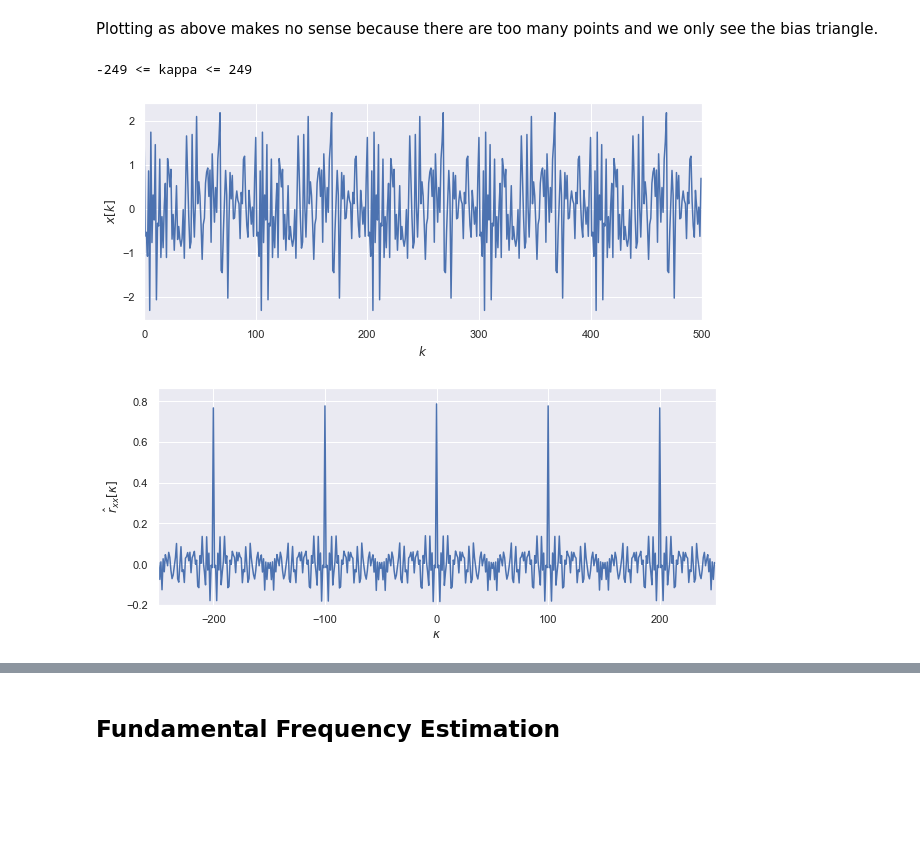
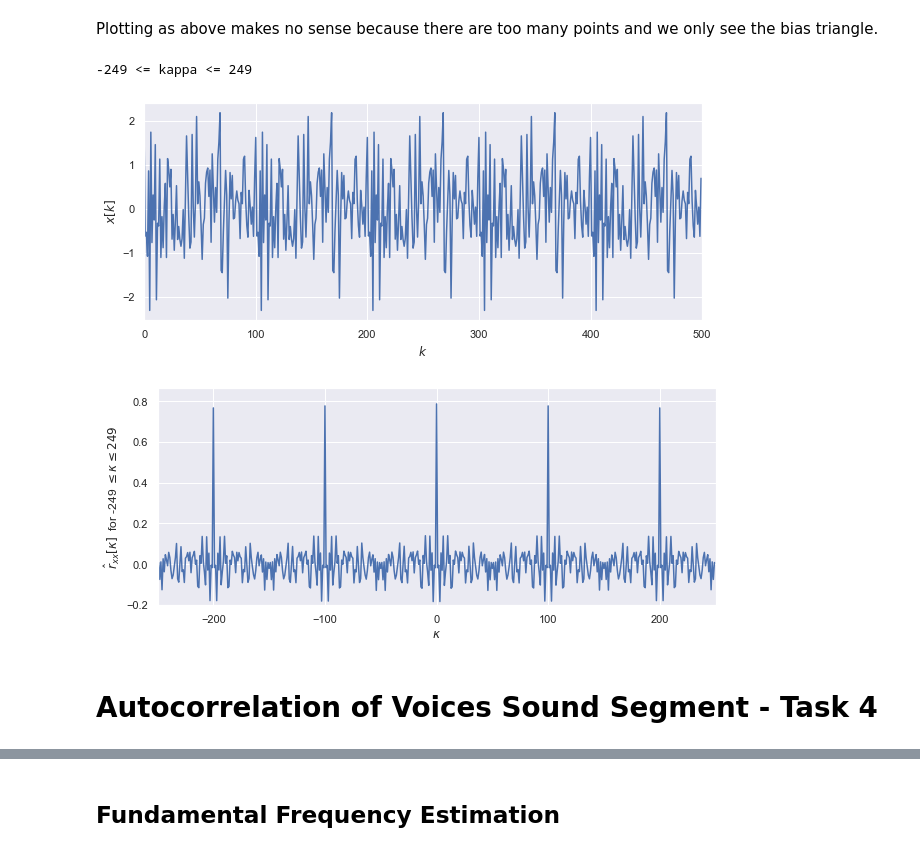
Before and after one commit to sap-shef/SpeechProcesssingLab, a Jupyter notebook: Lab-Sheet-Solutions/Lab-Sheet-7-Solution.ipynb, the cells around one changed output, grey strips where cells are left out. Drawn from its saved outputs; the diff is of its cells as text; code cells hidden in the pictures; blank space fills up the shorter version.

```diff
--- a/Lab-Sheet-Solutions/Lab-Sheet-7-Solution.ipynb
+++ b/Lab-Sheet-Solutions/Lab-Sheet-7-Solution.ipynb
@@ -158,27 +158,29 @@ Plotting as above makes no sense because there are too many points and we only s
 # %%
 # compute and truncate ACF
 acf = 1/len(x) * np.correlate(x, x, mode='full')
 acf = acf[(len(x)-1)-(K-1):(len(x)-1)+K]
 kappa = np.arange(-(K-1), K)
 print(str(np.min(kappa)) + ' <= kappa <= ' + str(np.max(kappa)) )
 
 # plot signal and its ACF
 plt.figure(figsize=(10, 4))
 #plt.stem(x[:2*K], basefmt='C0:', use_line_collection=True)
 plt.plot(x[:2*K])
 plt.xlim(0, 2*K)
 plt.xlabel('$k$')
 plt.ylabel('$x[k]$')
 plt.grid(True)
 
 plt.figure(figsize=(10, 4))
 #plt.stem(kappa, acf, basefmt='C0:', use_line_collection=True)
 plt.plot(kappa, acf)
 plt.xlabel('$\kappa$')
-plt.ylabel('$\hat{r}_{xx}[\kappa]$ for ' + str(np.min(kappa)) + ' <= kappa <= ' + str(np.max(kappa)))
+plt.ylabel('$\hat{r}_{xx}[\kappa]$  for ' + str(np.min(kappa)) + ' $\leq \kappa \leq ' + str(np.max(kappa)) + '$')
 plt.axis([-K, K, 1.1*min(acf), 1.1*max(acf)])
 plt.grid(True)
 # %% [output]
 -249 <= kappa <= 249
 [figure]
-[figure, old version]
+[figure, new version]
+# %% [markdown]
+# Autocorrelation of Voices Sound Segment - Task 4
```
Also changed, not shown: parts of 2 cells of this notebook, 1 other file.
